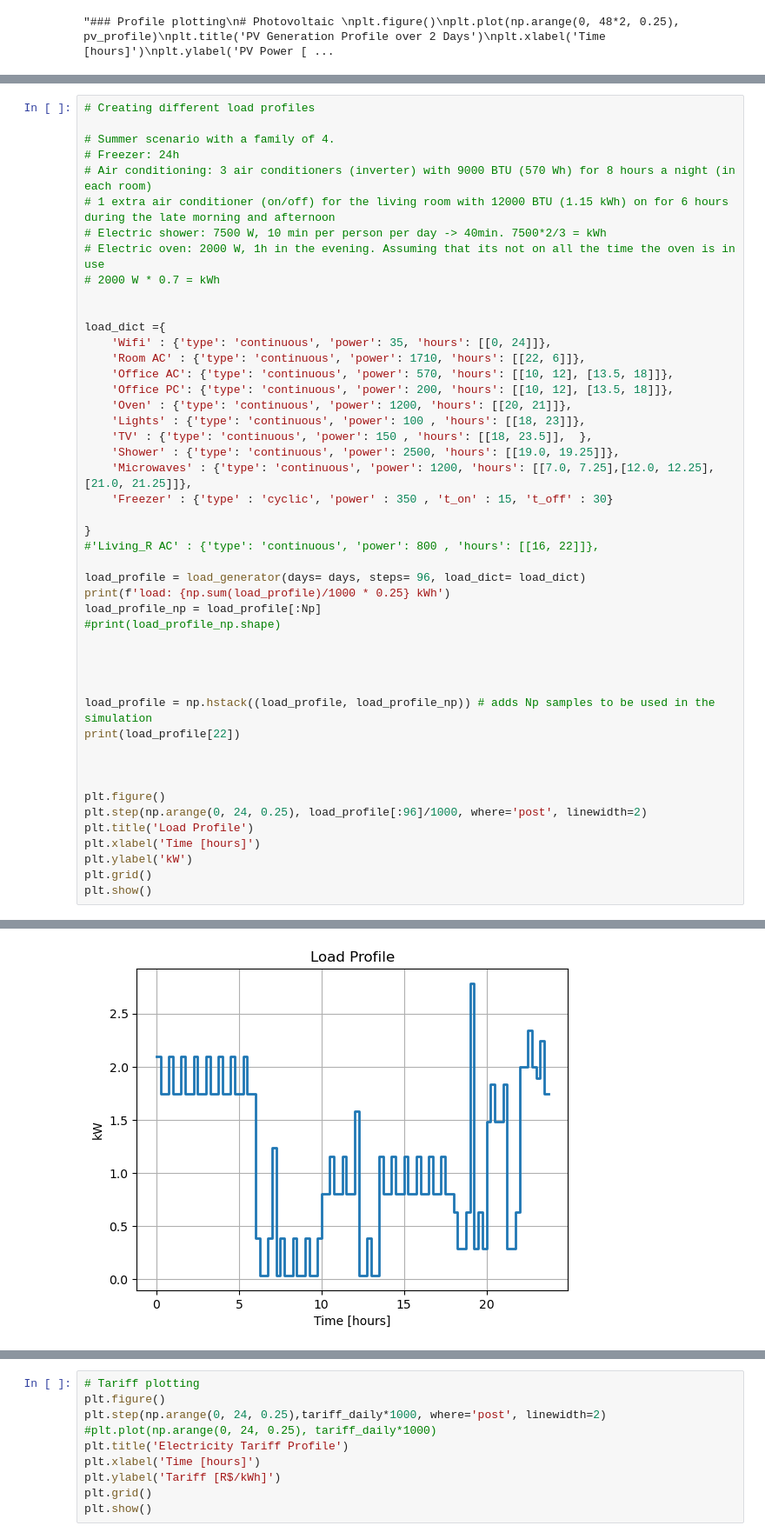
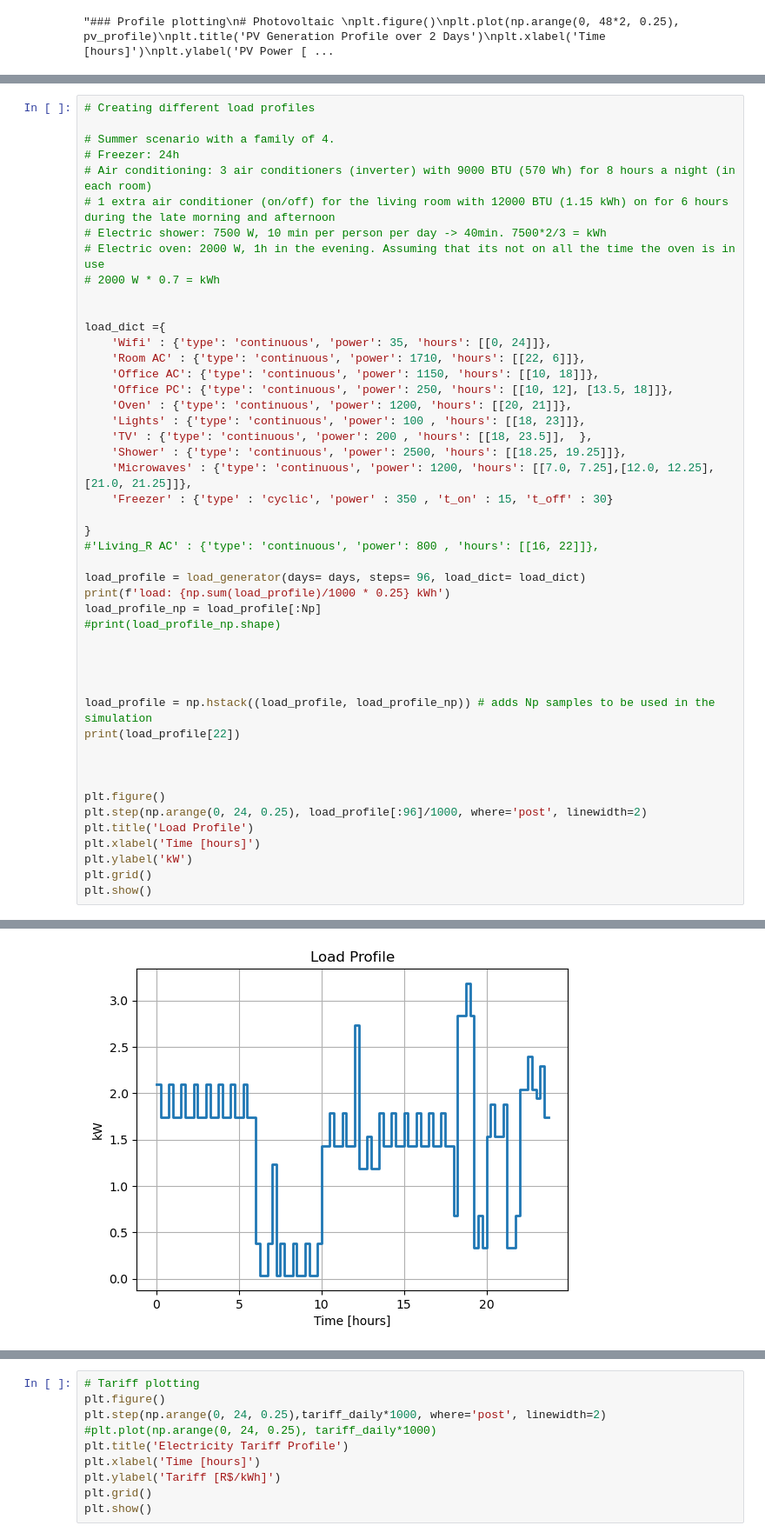
Before and after one commit to DaniloOrige/Microgrid_MPC_Simulation, a Jupyter notebook: dev/simulation.ipynb, the cells around one changed output, grey strips where cells are left out. Shown at 87% size. Saved outputs shown, nothing was run; the diff lists cells and outputs as text.

```diff
--- a/dev/simulation.ipynb
+++ b/dev/simulation.ipynb
@@ -110,12 +110,12 @@ Battery Bank - Capacity: [3000, 3000] Wh, Charge Efficiency: [0.9, 1], Discharge
 load_dict ={
     'Wifi' : {'type': 'continuous', 'power': 35, 'hours': [[0, 24]]},
     'Room AC' : {'type': 'continuous', 'power': 1710, 'hours': [[22, 6]]},
-    'Office AC': {'type': 'continuous', 'power': 570, 'hours': [[10, 12], [13.5, 18]]},
-    'Office PC': {'type': 'continuous', 'power': 200, 'hours': [[10, 12], [13.5, 18]]},
+    'Office AC': {'type': 'continuous', 'power': 1150, 'hours': [[10, 18]]},
+    'Office PC': {'type': 'continuous', 'power': 250, 'hours': [[10, 12], [13.5, 18]]},
     'Oven' : {'type': 'continuous', 'power': 1200, 'hours': [[20, 21]]},
     'Lights' : {'type': 'continuous', 'power': 100 , 'hours': [[18, 23]]},
-    'TV' : {'type': 'continuous', 'power': 150 , 'hours': [[18, 23.5]],  },
-    'Shower' : {'type': 'continuous', 'power': 2500, 'hours': [[19.0, 19.25]]},
+    'TV' : {'type': 'continuous', 'power': 200 , 'hours': [[18, 23.5]],  },
+    'Shower' : {'type': 'continuous', 'power': 2500, 'hours': [[18.25, 19.25]]},
     'Microwaves' : {'type': 'continuous', 'power': 1200, 'hours': [[7.0, 7.25],[12.0, 12.25], [21.0, 21.25]]},
     'Freezer' : {'type' : 'cyclic', 'power' : 350 , 't_on' : 15, 't_off' : 30}
 
@@ -147,5 +147,5 @@ load: 52.75 kWh
 1745.0
-[figure, old version]
+[figure, new version]
 # %%
 # Tariff Rules
 # White tariff rules for residential consumer supplied voltages lower than 2.3kV in Florianopolis, SC, Brazil (2025)
```
Also changed, not shown: parts of 7 cells of this notebook, 1 other file.
